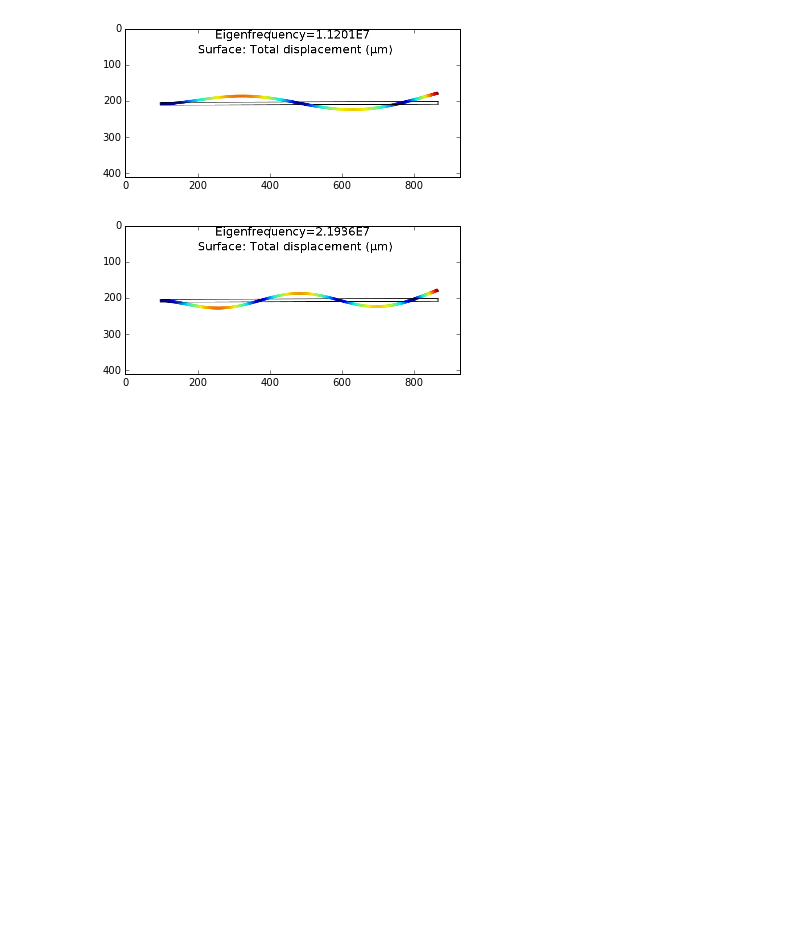
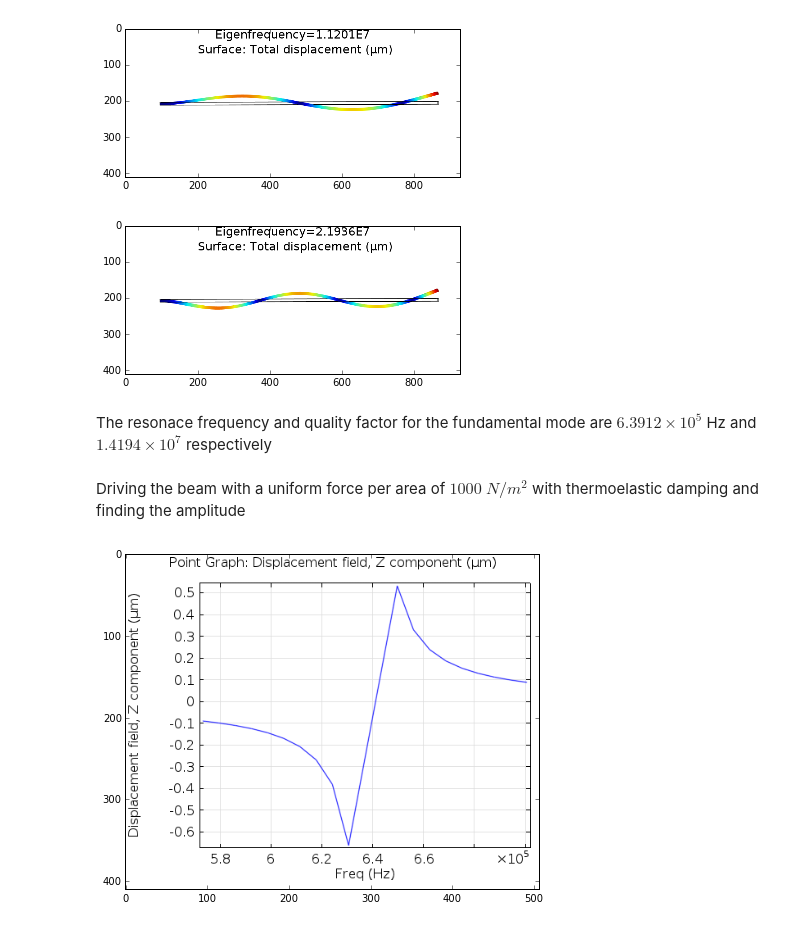
Before and after one commit to jgrebel1/Cantilever, a Jupyter notebook: Cantilever.ipynb, the cells around one changed output. Saved outputs shown, nothing was run; the diff lists cells and outputs as text; code cells hidden in the pictures; blank space fills up the shorter version.

```diff
--- a/Cantilever.ipynb
+++ b/Cantilever.ipynb
@@ -182,3 +167,15 @@ for img in c_modes:
 [figure]
 [figure]
 [figure]
+# %% [markdown]
+The resonace frequency and quality factor for the fundamental mode are $6.3912 \times 10^5$ Hz and $1.4194 \times 10^7$ respectively
+# %% [markdown]
+Driving the beam with a uniform force per area of $1000$ $N/m^2$ with thermoelastic damping and finding the amplitude
+# %%
+drive_response = mpimg.imread('20150728_cantilever_driven_antiresonance.png')
+# %%
+plt.figure(figsize=(8, 6))
+plt.imshow(drive_response)
+plt.show()
+# %% [output]
+[figure, added]
```
Also changed, not shown: parts of 5 cells of this notebook, 1 other file.
